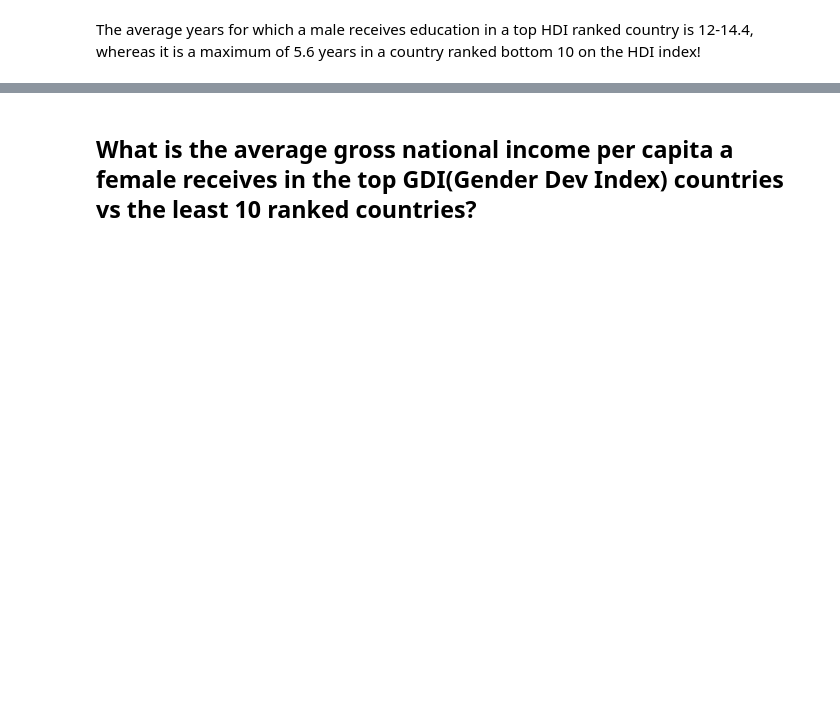
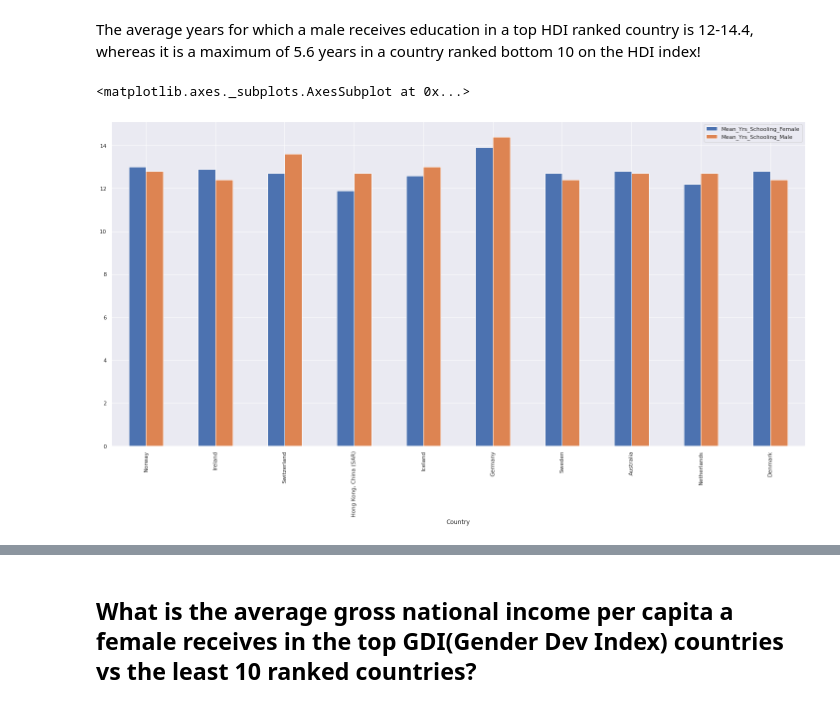
Before and after one commit to dynasty-29/GDI_Project, a Jupyter notebook: Team_atreides_GDI_Project.ipynb, the cells around one changed output, grey strips where cells are left out. Drawn from its saved outputs; the diff is of its cells as text; code cells hidden in the pictures; blank space fills up the shorter version.

```diff
--- a/Team_atreides_GDI_Project.ipynb
+++ b/Team_atreides_GDI_Project.ipynb
@@ -726,3 +726,8 @@ px.bar(gdi.tail(10).sort_values(by=['Mean_Yrs_Schooling_Male']),
 [interactive output not drawn]
 # %% [markdown]
 The average years for which a male receives education in a top HDI ranked country is 12-14.4, whereas it is a maximum of 5.6 years in a country ranked bottom 10 on the HDI index!
+# %%
+gdi.head(10).plot(x="Country", y=["Mean_Yrs_Schooling_Female", "Mean_Yrs_Schooling_Male"], kind="bar")
+# %% [output]
+<matplotlib.axes._subplots.AxesSubplot at 0x...>
+[figure, added]
```
Also changed, not shown: parts of 3 cells of this notebook.
